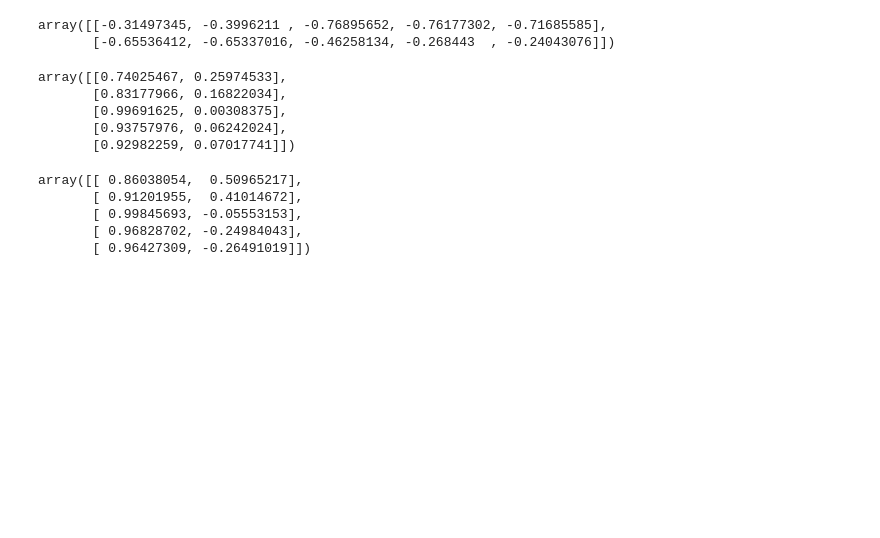
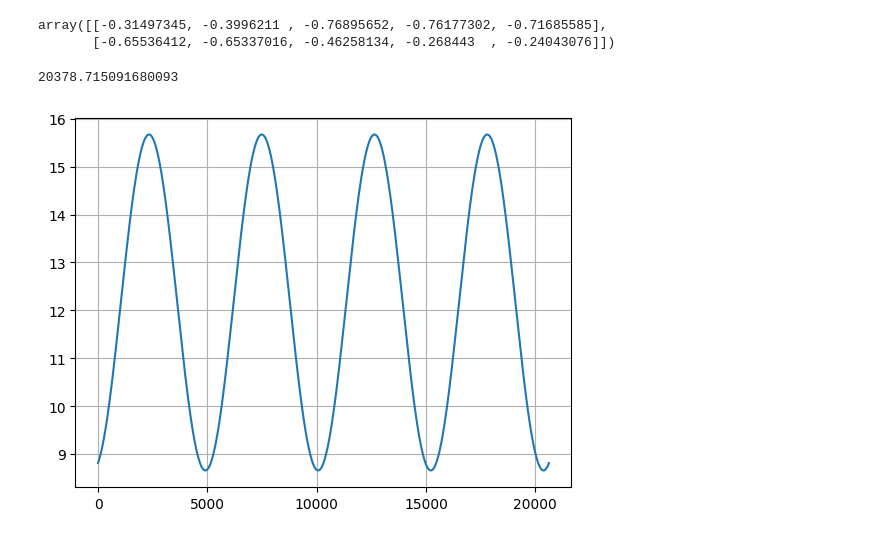
Before and after one commit to panther1427/Bachelorprojekt, a Jupyter notebook: varimax.ipynb, the cells around one changed output. Saved outputs shown, nothing was run; the diff lists cells and outputs as text; code cells hidden in the pictures; blank space fills up the shorter version.

```diff
--- a/varimax.ipynb
+++ b/varimax.ipynb
@@ -103,8 +103,10 @@ def varimax_rotation(lambda_):
     g20 = (d[:, 0] ** 2).sum()
     g02 = (d[:, 1] ** 2).sum()
 
-    A = (g04 + g40 - (6 * g22) - (g02 ** 2) - (g20 ** 2) + (2 * g02) * g20 + (4 * g11 ** 2))
-    B = 4 * (g13 - g31 - g11 * g02 + g11 * g20)
+    A = -3.84 * (g04 + g40 - (6 * g22) - (g02 ** 2) - (g20 ** 2) + (2 * g02) * g20 + (4 * g11 ** 2))
+    B = (4 * (g13 - g31 - g11 * g02 + g11 * g20))
+
+    print(f"B is the following: {B}")
 
     alpha = np.arctan2(B, A)
     theta_radianer = alpha / 4
@@ -234,16 +218,42 @@ phi = np.sum(d_squared ** 2) - 2 * np.sum(d_bar ** 2)
-# %%
-d_squared
-# %% [output]
-array([[0.74025467, 0.25974533],
-       [0.83177966, 0.16822034],
-       [0.99691625, 0.00308375],
-       [0.93757976, 0.06242024],
-       [0.92982259, 0.07017741]])
-# %%
-rotated
-# %% [output]
-array([[ 0.86038054,  0.50965217],
-       [ 0.91201955,  0.41014672],
-       [ 0.99845693, -0.05553153],
-       [ 0.96828702, -0.24984043],
-       [ 0.96427309, -0.26491019]])
+# %%
+def test_theta_9_6_3(lambda_, theta_grader):
+    p, _ = lambda_.shape
+    h = np.sqrt((lambda_ ** 2).sum(axis=1))
+    #assert for that no entrace should be 0
+    d = lambda_ / h[:, np.newaxis]
+
+    g40 = (d[:, 0] ** 4).sum()
+    g04 = (d[:, 1] ** 4).sum()
+
+    g22 = (d[:, 0] ** 2 * d[:, 1] ** 2).sum()
+    g11 = (d[:, 0] * d[:, 1]).sum()
+
+    g31 = (d[:, 0] ** 3 * d[:, 1]).sum()
+    g13 = (d[:, 0] * d[:, 1] ** 3).sum()
+
+    g20 = (d[:, 0] ** 2).sum()
+    g02 = (d[:, 1] ** 2).sum()
+
+    A = (g04 + g40 - (6 * g22) - (g02 ** 2) - (g20 ** 2) + (2 * g02) * g20 + (4 * g11 ** 2))
+    B = 4 * (g13 - g31 - g11 * g02 + g11 * g20)
+    C = p * (3*(g20 + g02)**2 - (3*g02**2 + 3*g20**2 + 2*g02 * g20 + 4*g11 ** 2))
+
+    alpha = np.arctan2(B, A)
+
+    theta_rad = np.deg2rad(theta_grader)
+
+    return (1 / 4) * (np.sqrt(A ** 2 + B ** 2) * np.cos(4 * theta_rad - alpha) + C)
+# %%
+theta = np.linspace(0, 360, 1000)
+
+phi = [test_theta_9_6_3(lambda_original, cur_theta) for cur_theta in theta]
+
+print(np.degrees(theta[np.argmin(phi)]))
+
+plt.plot(np.degrees(theta), phi)
+
+plt.grid()
+plt.show()
+# %% [output]
+20378.715091680093
+[figure, added]
```
Also changed, not shown: parts of 7 cells of this notebook.
